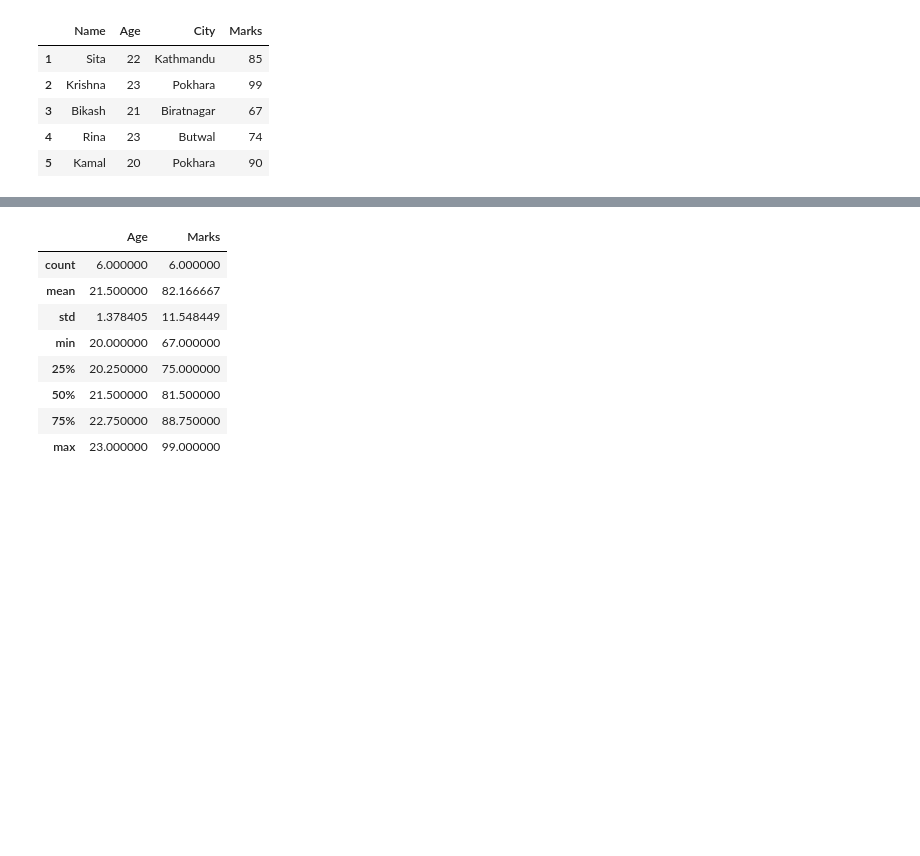
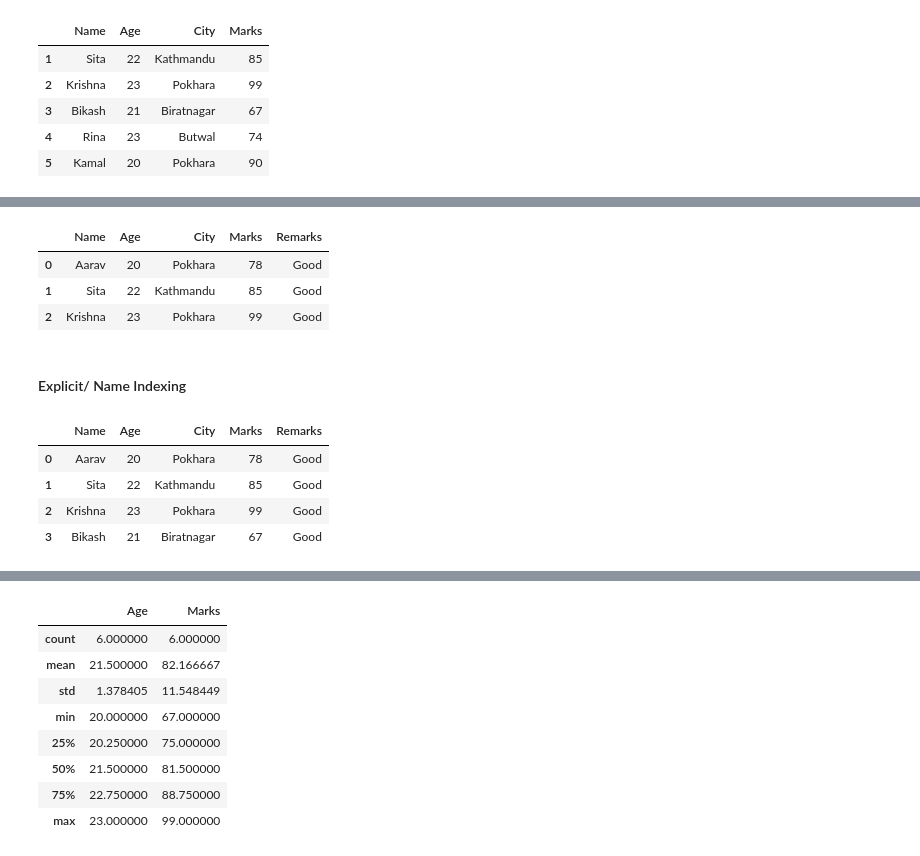
Before and after one commit to krishnaluharuka6/DataEngineering, a Jupyter notebook: Data_Cleaning/01_identify_missing_data.ipynb, the cells around one changed output, grey strips where cells are left out. Drawn from its saved outputs; the diff is of its cells as text; code cells hidden in the pictures; blank space fills up the shorter version.

```diff
--- a/Data_Cleaning/01_identify_missing_data.ipynb
+++ b/Data_Cleaning/01_identify_missing_data.ipynb
@@ -82,0 +111,20 @@ df.tail()
+# %%
+# display the row from index 2 to 3
+df.iloc[0:3]
+# %% [output]
+|  | Name | Age | City | Marks | Remarks |
+| 0 | Aarav | 20 | Pokhara | 78 | Good |
+| 1 | Sita | 22 | Kathmandu | 85 | Good |
+| 2 | Krishna | 23 | Pokhara | 99 | Good |
+# %% [markdown]
+#### Explicit/ Name Indexing
+# %%
+# indexing in which end point is also included
+
+df.loc[0:3]
+# %% [output]
+|  | Name | Age | City | Marks | Remarks |
+| 0 | Aarav | 20 | Pokhara | 78 | Good |
+| 1 | Sita | 22 | Kathmandu | 85 | Good |
+| 2 | Krishna | 23 | Pokhara | 99 | Good |
+| 3 | Bikash | 21 | Biratnagar | 67 | Good |
```
Also changed, not shown: parts of 20 cells of this notebook, 3 other files.
